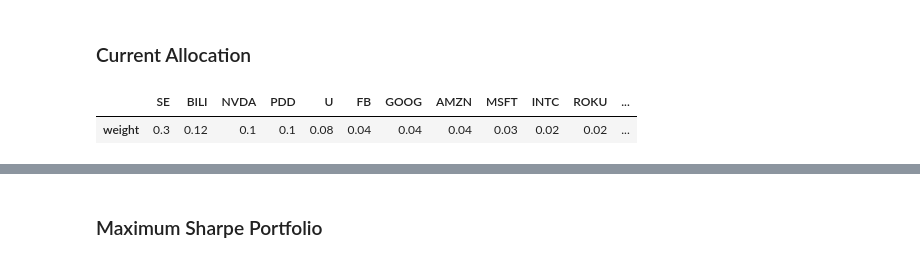
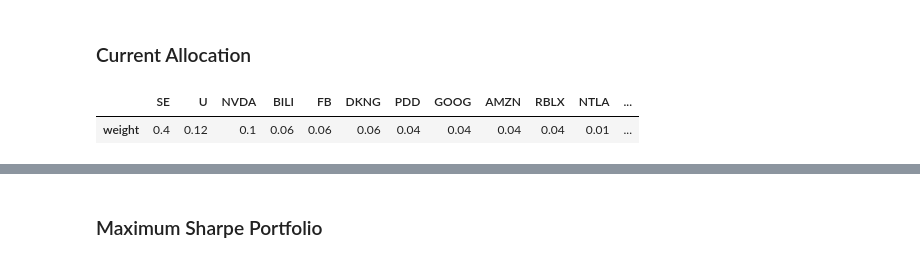
Before and after one commit to charlesyew/portfolio-analysis, a Jupyter notebook: mpt.ipynb, the cells around one changed output, grey strips where cells are left out. Saved outputs shown, nothing was run; the diff lists cells and outputs as text; code cells hidden in the pictures.

```diff
--- a/mpt.ipynb
+++ b/mpt.ipynb
@@ -91,7 +89,7 @@ bench_close_5y = bench_close_5y.rename(columns = {'Adj Close':'S&P500'})
 bench_close_10y = bench_close_10y.rename(columns = {'Adj Close':'S&P500'})
 
 # reordering column names in portfolio
-s_order = ['SE', 'BILI', 'NVDA', 'PDD', 'U', 'FB', 'GOOG', 'AMZN', 'MSFT', 'INTC', 'ROKU', 'PTON', 'RBLX',  'BLK', 'BRK-B', 'ADSK', 'DKNG', 'CLPT']
+s_order = ['SE', 'U', 'NVDA', 'BILI', 'FB', 'DKNG', 'PDD', 'GOOG', 'AMZN', 'RBLX', 'NTLA', 'COIN', 'UPST', 'CLPT']
 df_close_1y = df_close_1y[s_order]
 df_close_3y = df_close_3y[s_order]
 df_close_5y = df_close_5y[s_order]
@@ -332,13 +327,13 @@ from pypfopt.hierarchical_portfolio import HRPOpt
 ### Current Allocation
 # %%
 # current weightage
-arr_w = np.array([[0.30,0.12,0.10,0.10,0.08,0.04,0.04,0.04,0.03,0.02,0.02,0.02,0.02,0.02,0.02,0.01,0.01,0.01]])
+arr_w = np.array([[0.40,0.12,0.10,0.06,0.06,0.06,0.04,0.04,0.04,0.04,0.01, 0.01, 0.01, 0.01]])
 df_w = pd.DataFrame(data = arr_w, columns = s_order)
 df_w = df_w.rename(index={0: "weight"})
 df_w
 # %% [output]
-|  | SE | BILI | NVDA | PDD | U | FB | GOOG | AMZN | MSFT | INTC | ROKU | ... |
-| weight | 0.3 | 0.12 | 0.1 | 0.1 | 0.08 | 0.04 | 0.04 | 0.04 | 0.03 | 0.02 | 0.02 | ... |
+|  | SE | U | NVDA | BILI | FB | DKNG | PDD | GOOG | AMZN | RBLX | NTLA | ... |
+| weight | 0.4 | 0.12 | 0.1 | 0.06 | 0.06 | 0.06 | 0.04 | 0.04 | 0.04 | 0.04 | 0.01 | ... |
 # %%
 arr_w.sum()
 # %% [output]
```
Also changed, not shown: parts of 26 cells of this notebook.
